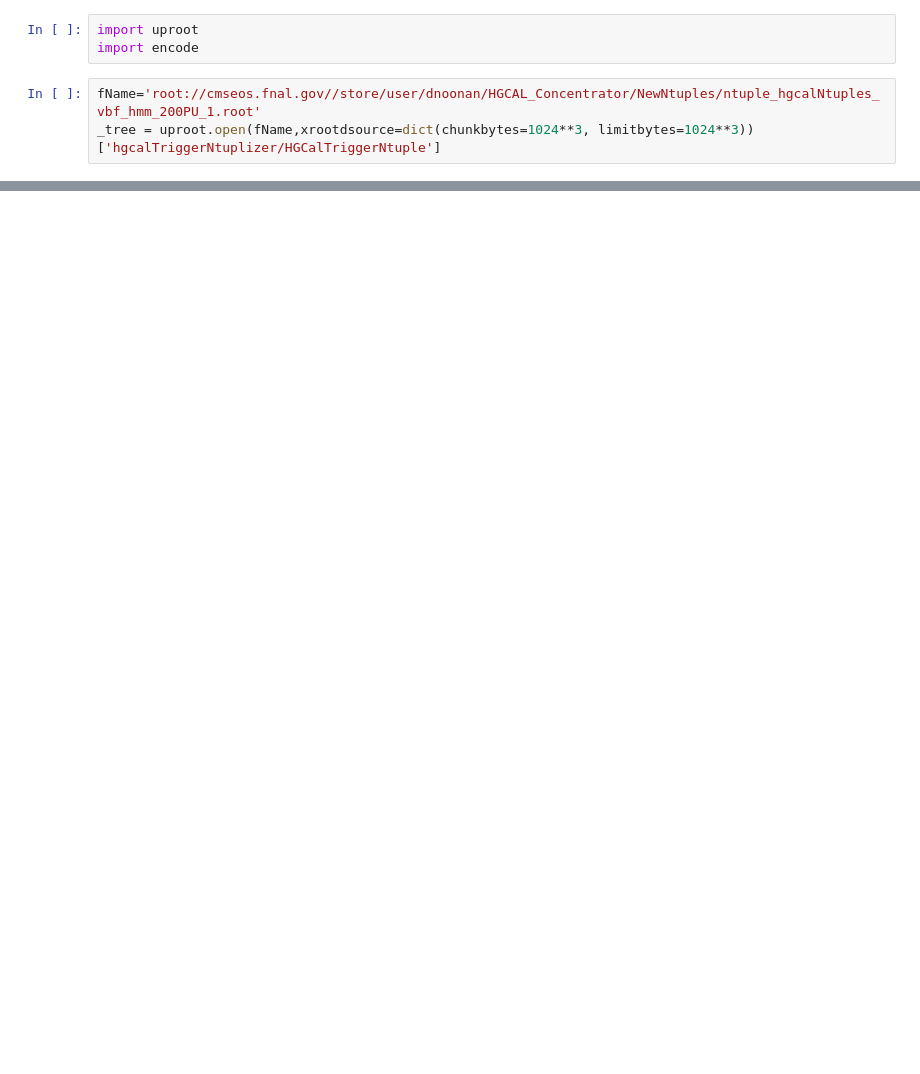
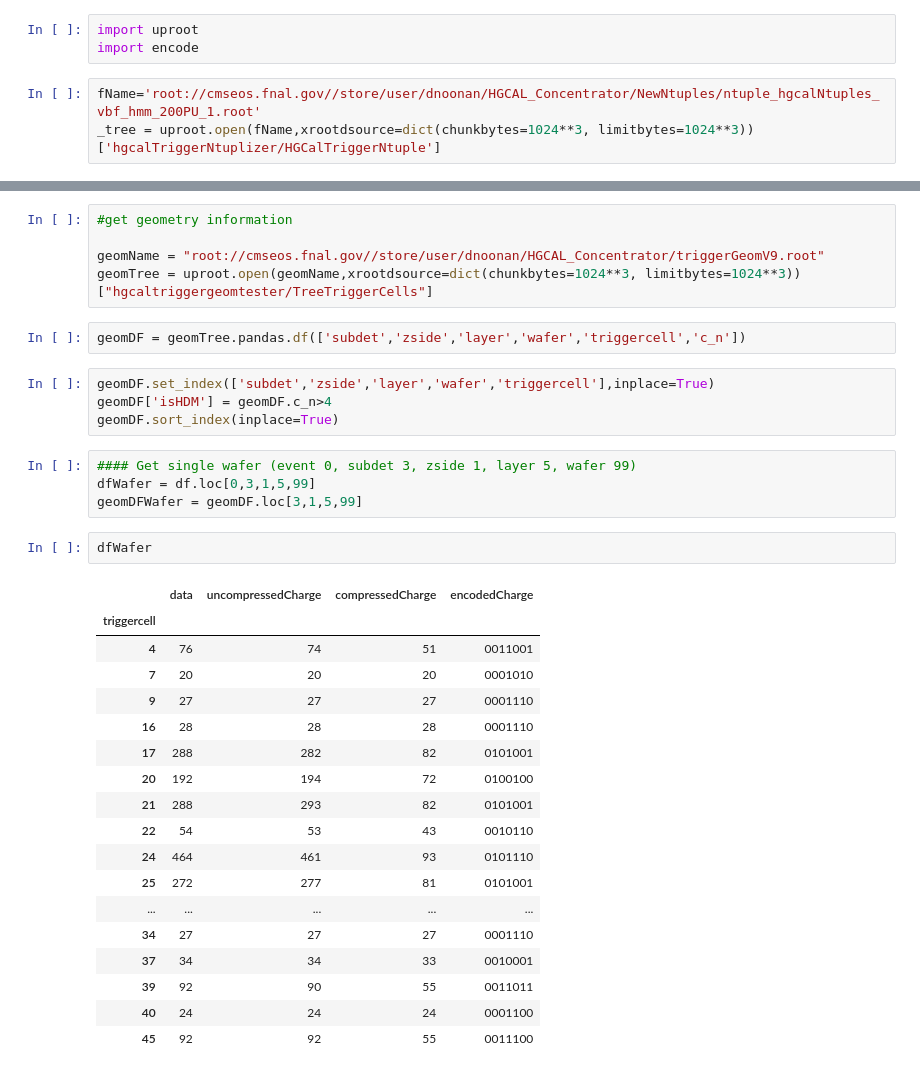
Before and after one commit to dnoonan08/HGCAL_Scripts, a Jupyter notebook: VerificationData/EncodingTest.ipynb, the cells around one changed output, grey strips where cells are left out. Saved outputs shown, nothing was run; the diff lists cells and outputs as text; blank space fills up the shorter version.

Commit message:
add geomDF example

```diff
--- a/VerificationData/EncodingTest.ipynb
+++ b/VerificationData/EncodingTest.ipynb
@@ -63,0 +76,36 @@ df.head()
+# %%
+#get geometry information
+
+geomName = "root://cmseos.fnal.gov//store/user/dnoonan/HGCAL_Concentrator/triggerGeomV9.root"
+geomTree = uproot.open(geomName,xrootdsource=dict(chunkbytes=1024**3, limitbytes=1024**3))["hgcaltriggergeomtester/TreeTriggerCells"]
+# %%
+geomDF = geomTree.pandas.df(['subdet','zside','layer','wafer','triggercell','c_n'])
+# %%
+geomDF.set_index(['subdet','zside','layer','wafer','triggercell'],inplace=True)
+geomDF['isHDM'] = geomDF.c_n>4
+geomDF.sort_index(inplace=True)
+# %%
+#### Get single wafer (event 0, subdet 3, zside 1, layer 5, wafer 99)
+dfWafer = df.loc[0,3,1,5,99]
+geomDFWafer = geomDF.loc[3,1,5,99]
+# %%
+dfWafer
+# %% [output]
+|  | data | uncompressedCharge | compressedCharge | encodedCharge |
+| triggercell |  |  |  |  |
+| 4 | 76 | 74 | 51 | 0011001 |
+| 7 | 20 | 20 | 20 | 0001010 |
+| 9 | 27 | 27 | 27 | 0001110 |
+| 16 | 28 | 28 | 28 | 0001110 |
+| 17 | 288 | 282 | 82 | 0101001 |
+| 20 | 192 | 194 | 72 | 0100100 |
+| 21 | 288 | 293 | 82 | 0101001 |
+| 22 | 54 | 53 | 43 | 0010110 |
+| 24 | 464 | 461 | 93 | 0101110 |
+| 25 | 272 | 277 | 81 | 0101001 |
+| ... | ... | ... | ... | ... |
+| 34 | 27 | 27 | 27 | 0001110 |
+| 37 | 34 | 34 | 33 | 0010001 |
+| 39 | 92 | 90 | 55 | 0011011 |
+| 40 | 24 | 24 | 24 | 0001100 |
+| 45 | 92 | 92 | 55 | 0011100 |
```
Also changed, not shown: parts of 14 cells of this notebook.
